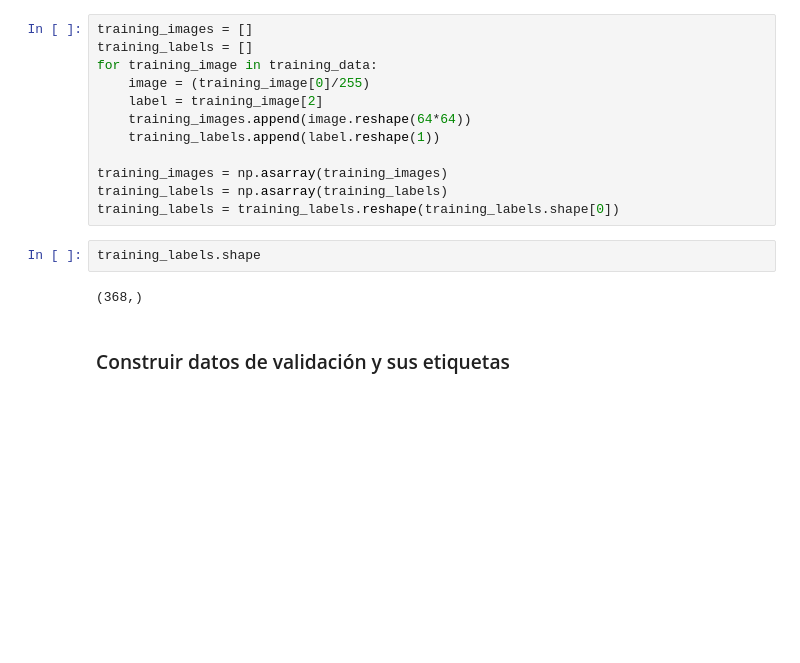
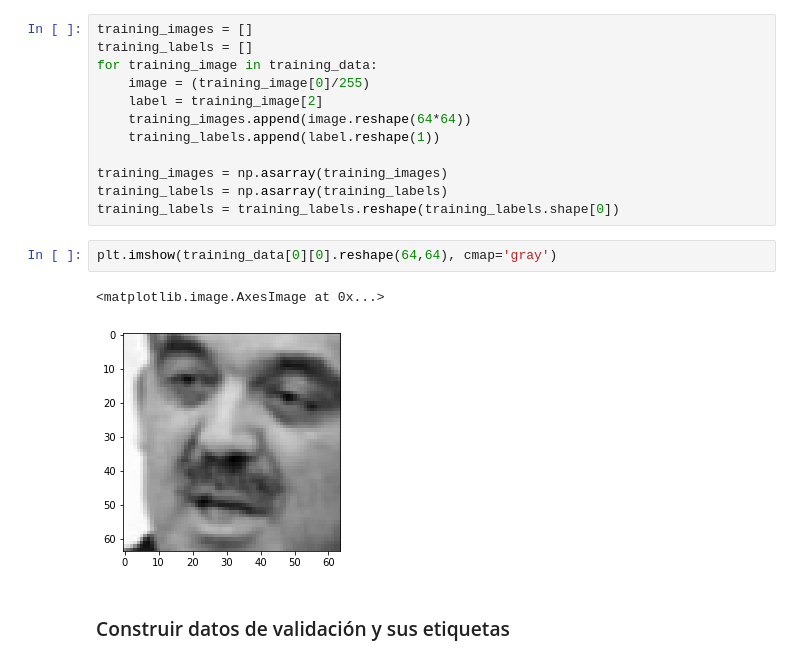
Before and after one commit to franri/computer-vision-final-project, a Jupyter notebook: Face Recognition.ipynb, the cells around one changed output. Drawn from its saved outputs; the diff is of its cells as text; blank space fills up the shorter version.

```diff
--- a/Face Recognition.ipynb
+++ b/Face Recognition.ipynb
@@ -84,10 +124,11 @@ for training_image in training_data:
 training_images = np.asarray(training_images)
 training_labels = np.asarray(training_labels)
 training_labels = training_labels.reshape(training_labels.shape[0])
-# %%
-training_labels.shape
-# %% [output]
-(368,)
+# %%
+plt.imshow(training_data[0][0].reshape(64,64), cmap='gray')
+# %% [output]
+<matplotlib.image.AxesImage at 0x...>
+[figure, added]
 # %% [markdown]
 ### Construir datos de validación y sus etiquetas
 # %%
```
Also changed, not shown: parts of 11 cells of this notebook, 1 other file.
